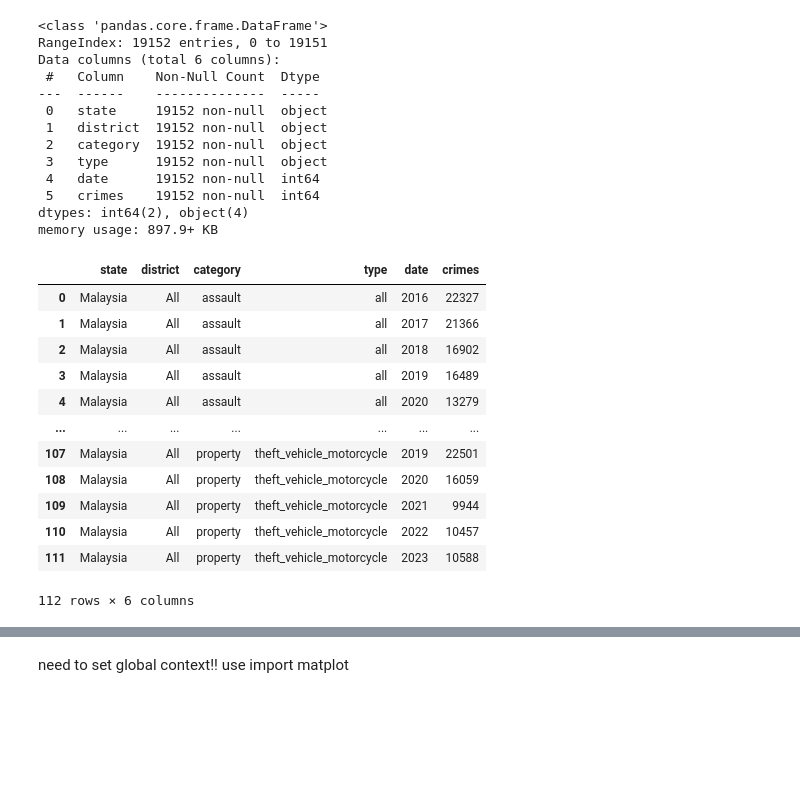
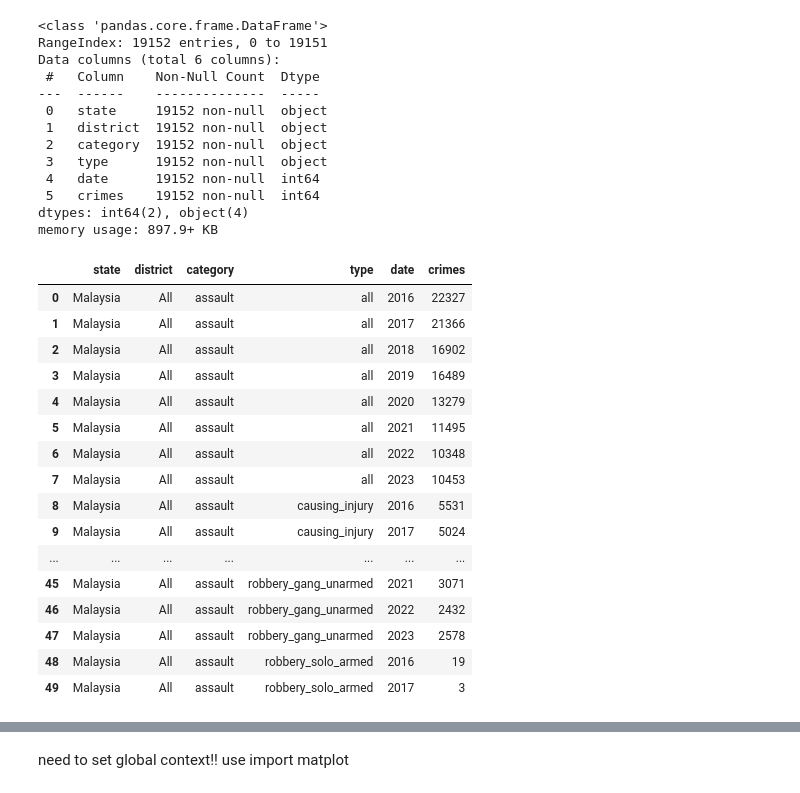
Before and after one commit to noorhzrh/Daily-Practice, a Jupyter notebook: Day 19 - advanced visualisation/my_mini_project.ipynb, the cells around one changed output, grey strips where cells are left out. Cells and saved outputs as stored; diff of their text form; code cells hidden in the pictures; blank space fills up the shorter version.

```diff
--- a/Day 19 - advanced visualisation/my_mini_project.ipynb
+++ b/Day 19 - advanced visualisation/my_mini_project.ipynb
@@ -62,25 +48,29 @@ memory usage: 897.9+ KB
 # %%
 # filter Malaysia and years 2016–2023
 malaysia_df = crimedf[
     (crimedf['state'] == 'Malaysia') &
     (crimedf['district'] == 'All') &
     (crimedf['date'].between(2016, 2023)) &
     (crimedf['category'].isin(['assault', 'property']))
 ]
 
-malaysia_df
+malaysia_df.head(50)
 # %% [output]
 |  | state | district | category | type | date | crimes |
 | 0 | Malaysia | All | assault | all | 2016 | 22327 |
 | 1 | Malaysia | All | assault | all | 2017 | 21366 |
 | 2 | Malaysia | All | assault | all | 2018 | 16902 |
 | 3 | Malaysia | All | assault | all | 2019 | 16489 |
 | 4 | Malaysia | All | assault | all | 2020 | 13279 |
+| 5 | Malaysia | All | assault | all | 2021 | 11495 |
+| 6 | Malaysia | All | assault | all | 2022 | 10348 |
+| 7 | Malaysia | All | assault | all | 2023 | 10453 |
+| 8 | Malaysia | All | assault | causing_injury | 2016 | 5531 |
+| 9 | Malaysia | All | assault | causing_injury | 2017 | 5024 |
 | ... | ... | ... | ... | ... | ... | ... |
-| 107 | Malaysia | All | property | theft_vehicle_motorcycle | 2019 | 22501 |
-| 108 | Malaysia | All | property | theft_vehicle_motorcycle | 2020 | 16059 |
-| 109 | Malaysia | All | property | theft_vehicle_motorcycle | 2021 | 9944 |
-| 110 | Malaysia | All | property | theft_vehicle_motorcycle | 2022 | 10457 |
-| 111 | Malaysia | All | property | theft_vehicle_motorcycle | 2023 | 10588 |
+| 45 | Malaysia | All | assault | robbery_gang_unarmed | 2021 | 3071 |
+| 46 | Malaysia | All | assault | robbery_gang_unarmed | 2022 | 2432 |
+| 47 | Malaysia | All | assault | robbery_gang_unarmed | 2023 | 2578 |
+| 48 | Malaysia | All | assault | robbery_solo_armed | 2016 | 19 |
+| 49 | Malaysia | All | assault | robbery_solo_armed | 2017 | 3 |
-112 rows × 6 columns
 # %%
```
Also changed, not shown: parts of 11 cells of this notebook, 1 other file.
